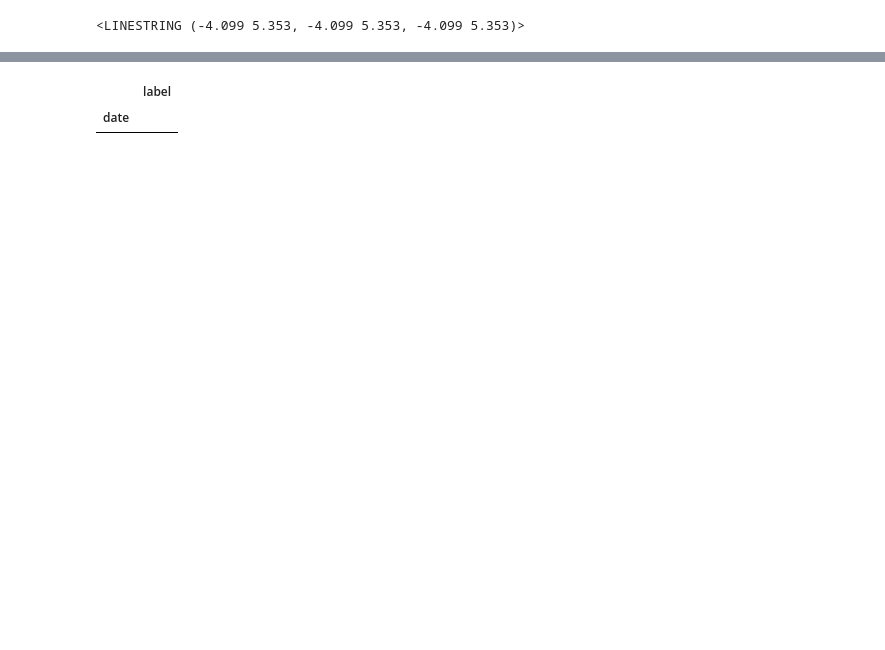
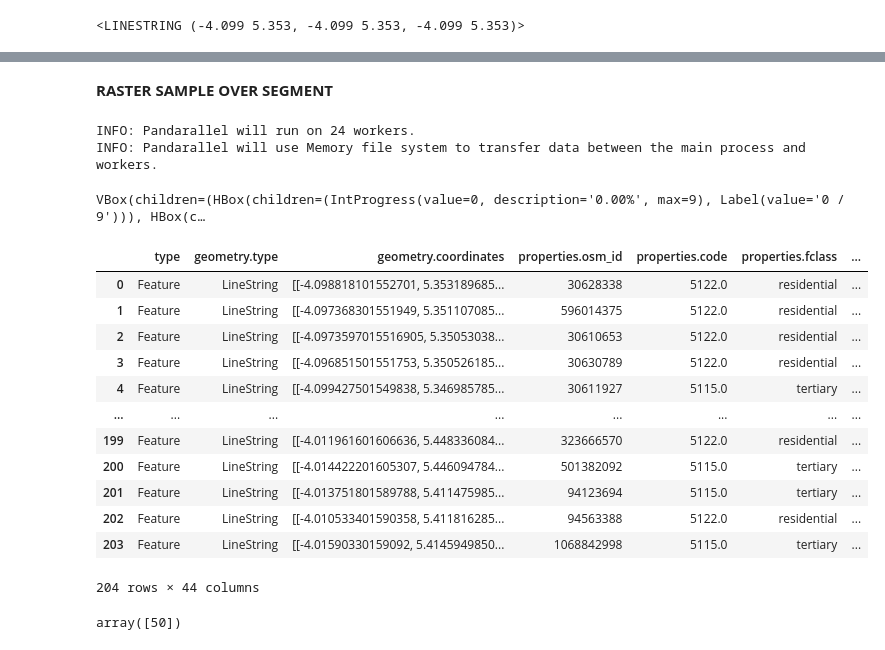
Before and after one commit to mindearth/cartonbs-road-regression, a Jupyter notebook: RoadSample.ipynb, the cells around one changed output, grey strips where cells are left out. Cells and saved outputs as stored; diff of their text form; code cells hidden in the pictures; blank space fills up the shorter version.

```diff
--- a/RoadSample.ipynb
+++ b/RoadSample.ipynb
@@ -151,8 +92,0 @@ Name: geometry, Length: 204, dtype: geometry
-# %%
-#for d in dates:
-#test=sampleLines('ECMWF/ERA5_LAND/HOURLY',d, 'temperature_2m',line)
-#results=covariates_gdf['geometry'].apply(lambda x: sampleLines('ECMWF/ERA5_LAND/HOURLY',dates[0], 'temperature_2m',ee.Geometry.LineString(list(x.coords))))
-results=pd.DataFrame()
-for row in covariates_gdf.head(30).iterrows():
-    print(row[1])
-    results=pd.concat([results,sampleLines('ECMWF/ERA5_LAND/HOURLY',dates[9], 'total_precipitation',ee.Geometry.LineString(list(row[1]['geometry'].coords)))])
@@ -246,5 +92,0 @@ KeyboardInterrupt:
-# %%
-results
-# %% [output]
-|  | label |
-| date |  |
@@ -250,0 +99,36 @@ results
+# %% [markdown]
+**RASTER SAMPLE OVER SEGMENT**
+# %%
+covariates=covariates_df.copy()
+#datasets=['COPERNICUS/S5P/OFFL/L3_NO2','COPERNICUS/S5P/OFFL/L3_O3','COPERNICUS/S5P/OFFL/L3_NO2','ECMWF/ERA5_LAND/HOURLY','ECMWF/ERA5_LAND/HOURLY','ECMWF/ERA5_LAND/HOURLY','MODIS/061/MOD13Q1']
+#bands=['NO2_column_number_density','O3_column_number_density','cloud_fraction','temperature_2m','surface_net_solar_radiation','total_precipitation','NDVI']
+#datasets=["ESA/WorldCover/v100"]
+#bands=['Map']
+amodes=[]
+segment_values = []
+pandarallel.initialize(progress_bar=True)
+for dataset,band in zip(datasets,bands):
+    segment_values=covariates_df['geometry.coordinates'].parallel_apply(lambda row: eeCollectionOnLine(eepath=dataset,date_range=None, band=band,line=ee.Geometry.LineString(row),aggregationMode=amodes,isCollection=True))
+    covariates[band]=segment_values
+covariates
+# %% [output]
+INFO: Pandarallel will run on 24 workers.
+INFO: Pandarallel will use Memory file system to transfer data between the main process and workers.
+VBox(children=(HBox(children=(IntProgress(value=0, description='0.00%', max=9), Label(value='0 / 9'))), HBox(c…
+|  | type | geometry.type | geometry.coordinates | properties.osm_id | properties.code | properties.fclass | ... |
+| 0 | Feature | LineString | [[-4.098818101552701, 5.353189685... | 30628338 | 5122.0 | residential | ... |
+| 1 | Feature | LineString | [[-4.097368301551949, 5.351107085... | 596014375 | 5122.0 | residential | ... |
+| 2 | Feature | LineString | [[-4.0973597015516905, 5.35053038... | 30610653 | 5122.0 | residential | ... |
+| 3 | Feature | LineString | [[-4.096851501551753, 5.350526185... | 30630789 | 5122.0 | residential | ... |
+| 4 | Feature | LineString | [[-4.099427501549838, 5.346985785... | 30611927 | 5115.0 | tertiary | ... |
+| ... | ... | ... | ... | ... | ... | ... | ... |
+| 199 | Feature | LineString | [[-4.011961601606636, 5.448336084... | 323666570 | 5122.0 | residential | ... |
+| 200 | Feature | LineString | [[-4.014422201605307, 5.446094784... | 501382092 | 5115.0 | tertiary | ... |
+| 201 | Feature | LineString | [[-4.013751801589788, 5.411475985... | 94123694 | 5115.0 | tertiary | ... |
+| 202 | Feature | LineString | [[-4.010533401590358, 5.411816285... | 94563388 | 5122.0 | residential | ... |
+| 203 | Feature | LineString | [[-4.01590330159092, 5.4145949850... | 1068842998 | 5115.0 | tertiary | ... |
+204 rows × 44 columns
+# %%
+covariates['Map'].unique()
+# %% [output]
+array([50])
```
Also changed, not shown: parts of 12 cells of this notebook, 1 other file.
